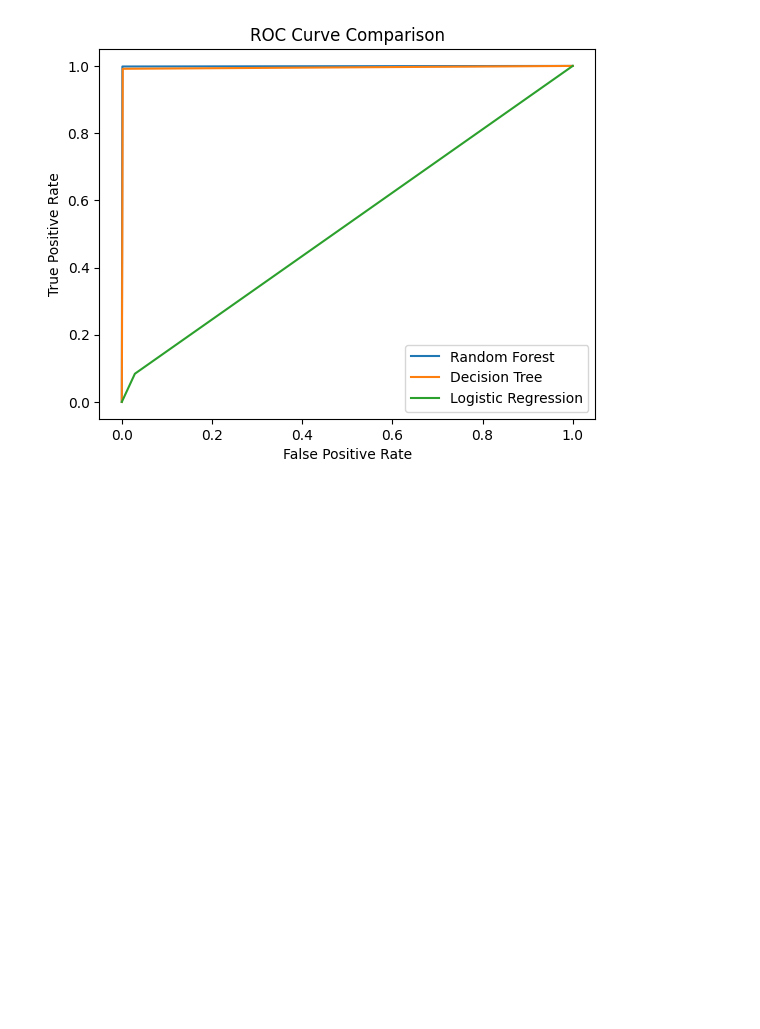
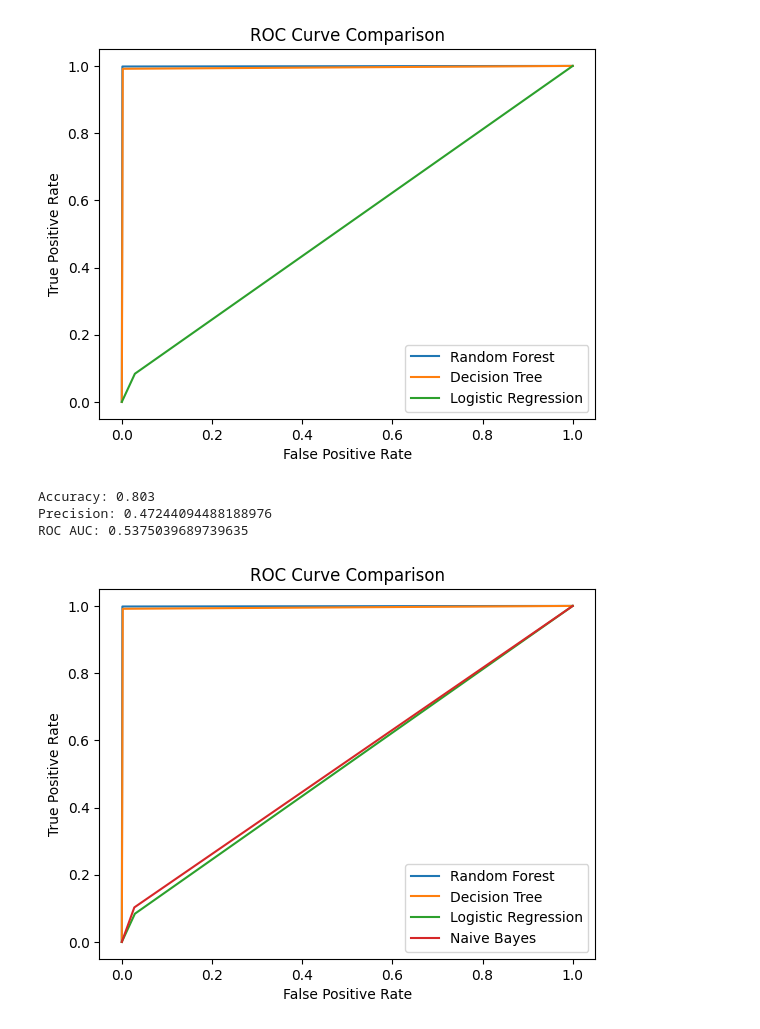
Before and after one commit to goz1985/Data_Science_Practical_Zetech, a Jupyter notebook: Bank_Churn_RF_DT.ipynb, the cells around one changed output. Cells and saved outputs as stored; diff of their text form; code cells hidden in the pictures; blank space fills up the shorter version.

Commit message:
Updated to add Naive Bayes model

```diff
--- a/Bank_Churn_RF_DT.ipynb
+++ b/Bank_Churn_RF_DT.ipynb
@@ -342,3 +342,46 @@ Accuracy: 0.7983333333333333
 Precision: 0.4117647058823529
 ROC AUC: 0.5274652998276331
 [figure]
+# %%
+# prompt: Predict churn using Naive Bayes model and compare its performance
+
+import matplotlib.pyplot as plt
+from sklearn.naive_bayes import GaussianNB
+
+# Create a Naive Bayes classifier
+nb_model = GaussianNB()
+
+# Fit the model on the training data
+nb_model.fit(X_train, y_train)
+
+# Evaluate the model on the test data
+y_pred_nb = nb_model.predict(X_test)
+
+# Compute accuracy, precision, ROC and AUC metrics
+accuracy_nb = metrics.accuracy_score(y_test, y_pred_nb)
+precision_nb = metrics.precision_score(y_test, y_pred_nb)
+roc_auc_nb = metrics.roc_auc_score(y_test, y_pred_nb)
+
+# Print the results
+print("Accuracy:", accuracy_nb)
+print("Precision:", precision_nb)
+print("ROC AUC:", roc_auc_nb)
+
+# Calculate the false positive rate (fpr) and true positive rate (tpr) for the Naive Bayes model
+fpr_nb, tpr_nb, thresholds_nb = roc_curve(y_test, y_pred_nb)
+
+# Plot the ROC curves of the four models on the same graph
+plt.plot(fpr, tpr, label='Random Forest')
+plt.plot(fpr_dt, tpr_dt, label='Decision Tree')
+plt.plot(fpr_lr, tpr_lr, label='Logistic Regression')
+plt.plot(fpr_nb, tpr_nb, label='Naive Bayes')
+plt.xlabel('False Positive Rate')
+plt.ylabel('True Positive Rate')
+plt.title('ROC Curve Comparison')
+plt.legend()
+plt.show()
+# %% [output]
+Accuracy: 0.803
+Precision: 0.47244094488188976
+ROC AUC: 0.5375039689739635
+[figure, added]
```
